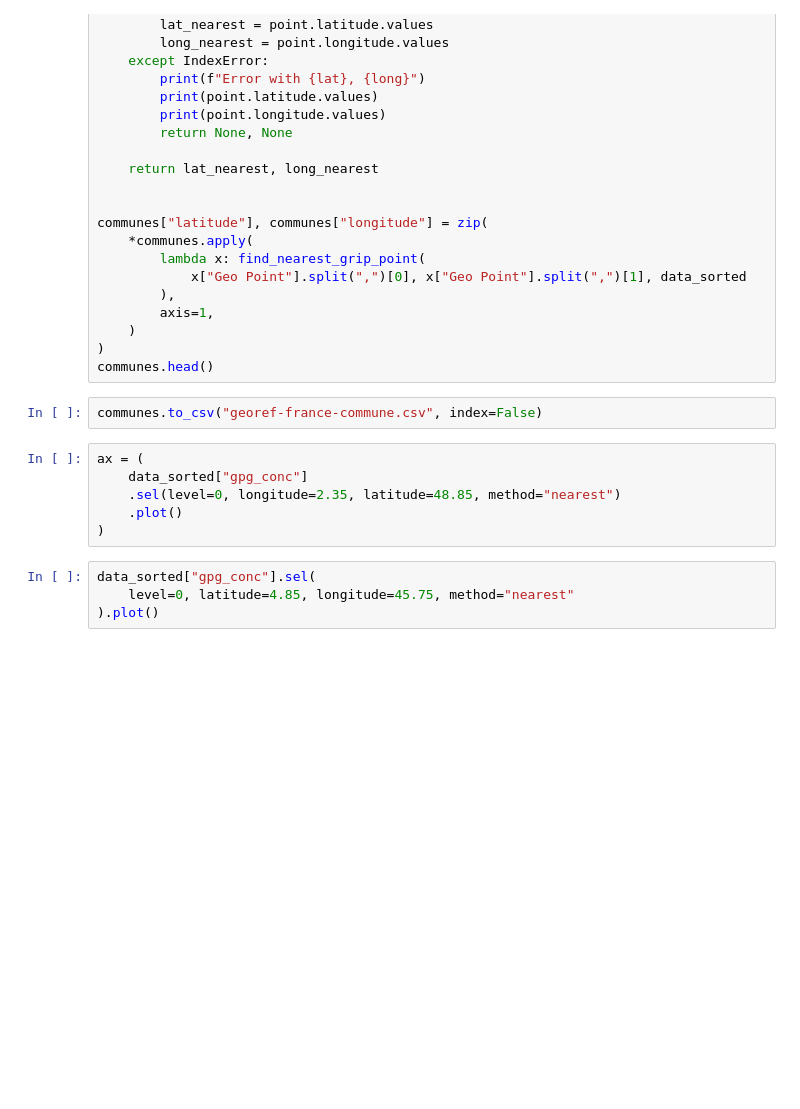
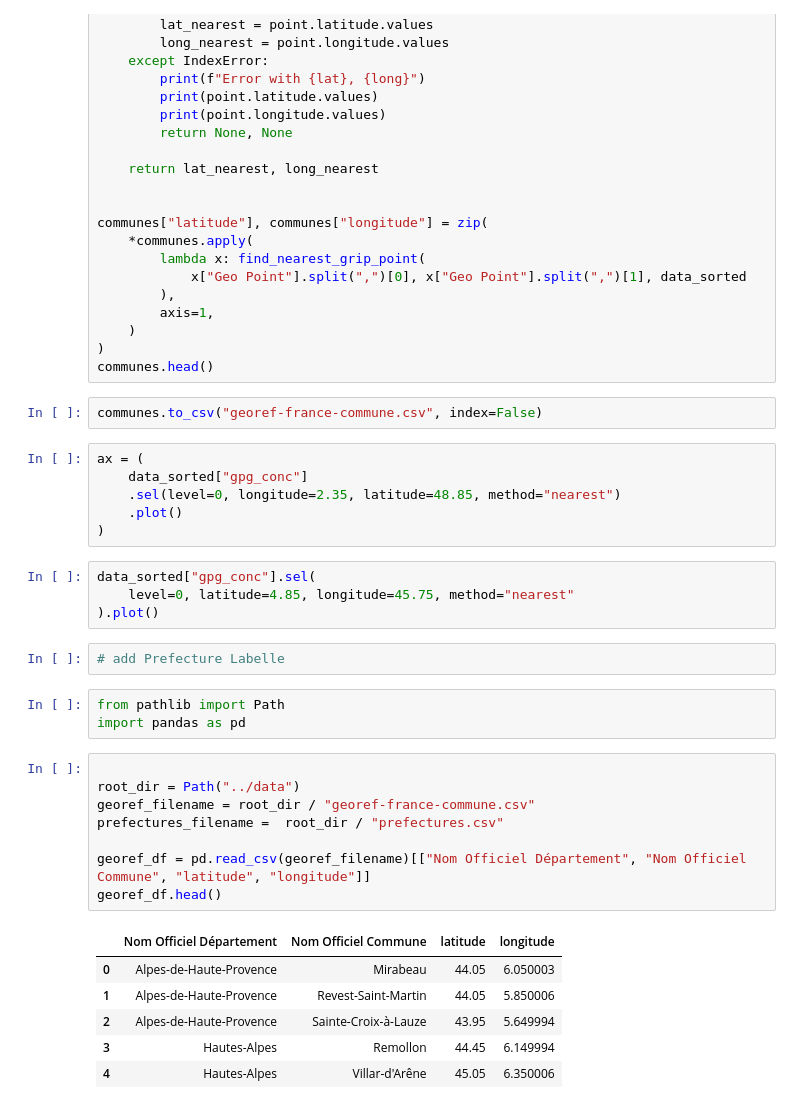
Before and after one commit to antoinetavant/pollen-forecast, a Jupyter notebook: notebooks/communes_de_france.ipynb, the cells around one changed output. Saved outputs shown, nothing was run; the diff lists cells and outputs as text; blank space fills up the shorter version.

```diff
--- a/notebooks/communes_de_france.ipynb
+++ b/notebooks/communes_de_france.ipynb
@@ -179,3 +179,23 @@ ax = (
 data_sorted["gpg_conc"].sel(
     level=0, latitude=4.85, longitude=45.75, method="nearest"
 ).plot()
+# %%
+# add Prefecture Labelle
+# %%
+from pathlib import Path
+import pandas as pd
+# %%
+
+root_dir = Path("../data")
+georef_filename = root_dir / "georef-france-commune.csv"
+prefectures_filename =  root_dir / "prefectures.csv"
+
+georef_df = pd.read_csv(georef_filename)[["Nom Officiel Département", "Nom Officiel Commune", "latitude", "longitude"]]
+georef_df.head()
+# %% [output]
+|  | Nom Officiel Département | Nom Officiel Commune | latitude | longitude |
+| 0 | Alpes-de-Haute-Provence | Mirabeau | 44.05 | 6.050003 |
+| 1 | Alpes-de-Haute-Provence | Revest-Saint-Martin | 44.05 | 5.850006 |
+| 2 | Alpes-de-Haute-Provence | Sainte-Croix-à-Lauze | 43.95 | 5.649994 |
+| 3 | Hautes-Alpes | Remollon | 44.45 | 6.149994 |
+| 4 | Hautes-Alpes | Villar-d'Arêne | 45.05 | 6.350006 |
```
Also changed, not shown: parts of 4 cells of this notebook, 16 other files.
